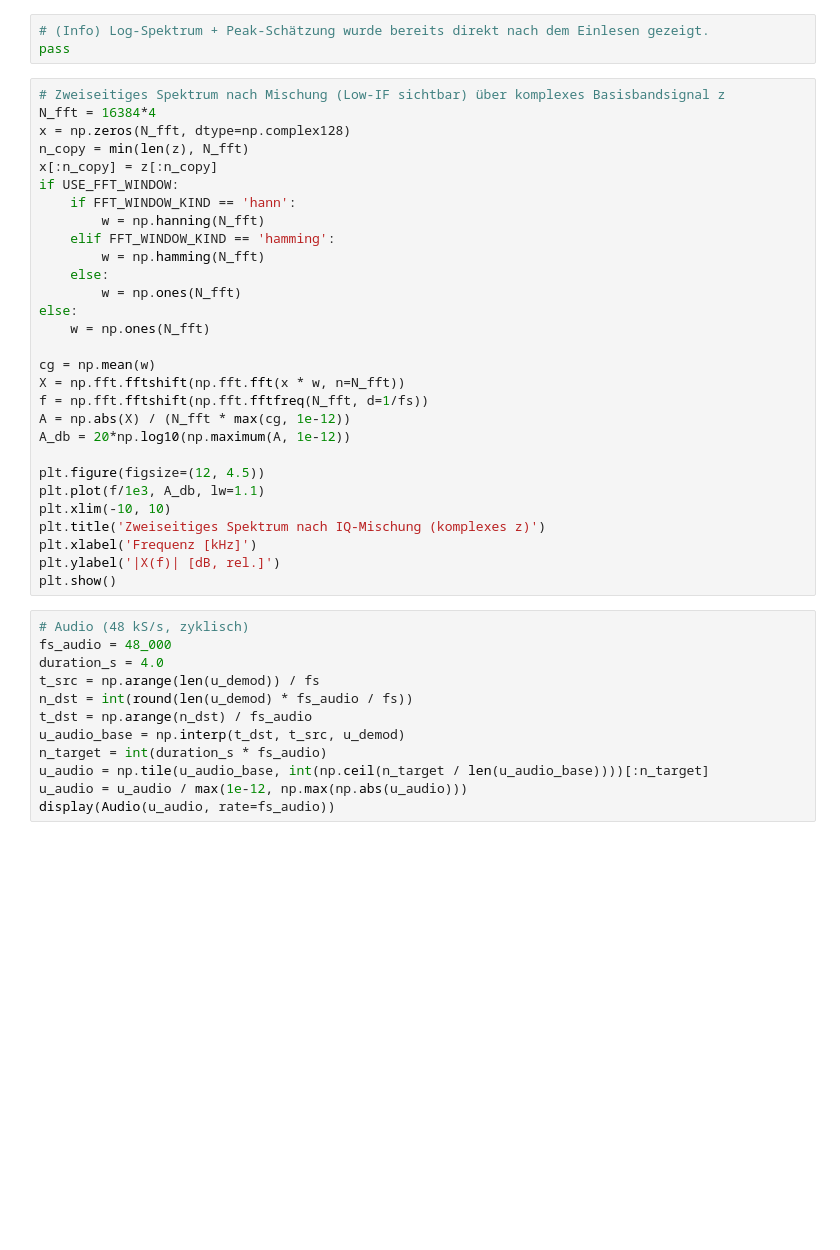
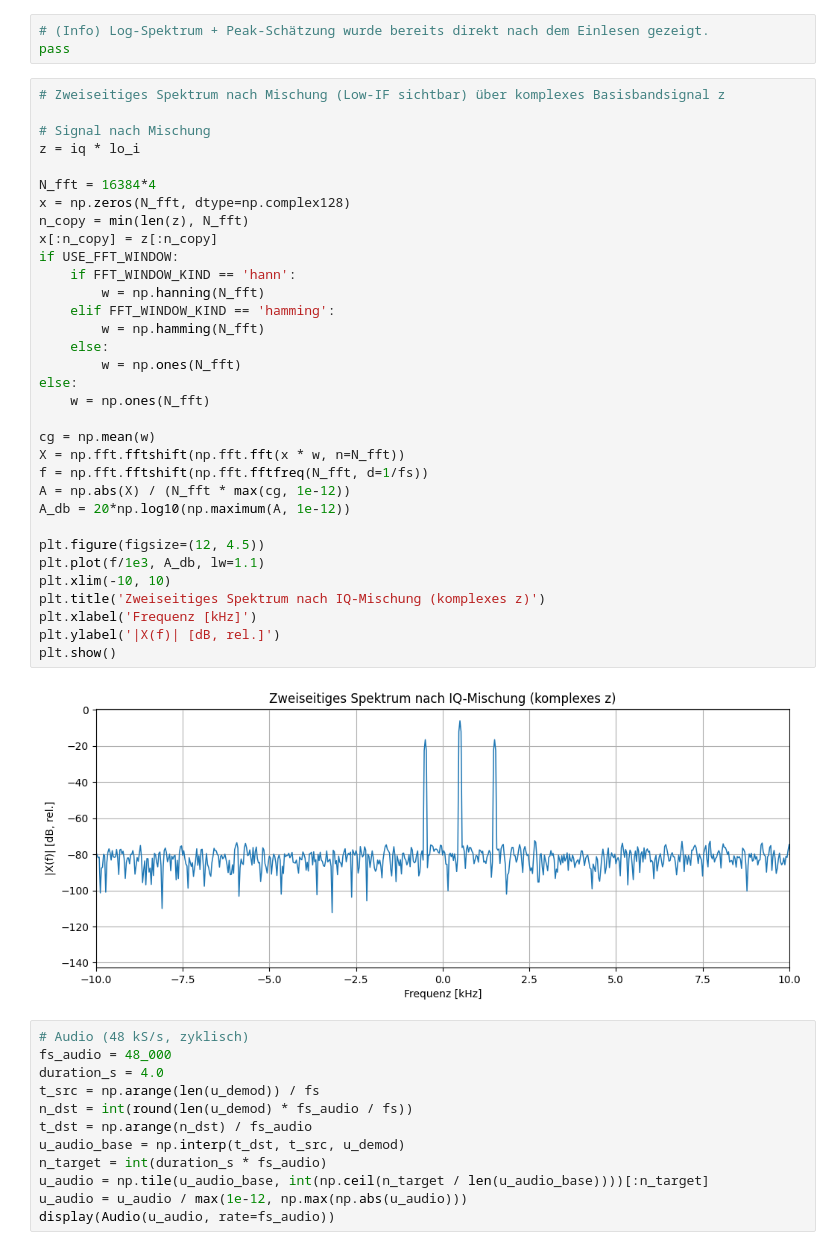
Before and after one commit to FarzanehFN/KT-course, a Jupyter notebook: lab_suite/labs/04_01_LABOR-4/6-AM-SDR-demod-iq.ipynb, the cells around one changed output. Cells and saved outputs as stored; diff of their text form; blank space fills up the shorter version.

```diff
--- a/lab_suite/labs/04_01_LABOR-4/6-AM-SDR-demod-iq.ipynb
+++ b/lab_suite/labs/04_01_LABOR-4/6-AM-SDR-demod-iq.ipynb
@@ -219,33 +227,39 @@ NameError: name 'I' is not defined
 pass
 # %%
 # Zweiseitiges Spektrum nach Mischung (Low-IF sichtbar) über komplexes Basisbandsignal z
+
+# Signal nach Mischung
+z = iq * lo_i
+
 N_fft = 16384*4
 x = np.zeros(N_fft, dtype=np.complex128)
 n_copy = min(len(z), N_fft)
 x[:n_copy] = z[:n_copy]
 if USE_FFT_WINDOW:
     if FFT_WINDOW_KIND == 'hann':
         w = np.hanning(N_fft)
     elif FFT_WINDOW_KIND == 'hamming':
         w = np.hamming(N_fft)
     else:
         w = np.ones(N_fft)
 else:
     w = np.ones(N_fft)
 
 cg = np.mean(w)
 X = np.fft.fftshift(np.fft.fft(x * w, n=N_fft))
 f = np.fft.fftshift(np.fft.fftfreq(N_fft, d=1/fs))
 A = np.abs(X) / (N_fft * max(cg, 1e-12))
 A_db = 20*np.log10(np.maximum(A, 1e-12))
 
 plt.figure(figsize=(12, 4.5))
 plt.plot(f/1e3, A_db, lw=1.1)
 plt.xlim(-10, 10)
 plt.title('Zweiseitiges Spektrum nach IQ-Mischung (komplexes z)')
 plt.xlabel('Frequenz [kHz]')
 plt.ylabel('|X(f)| [dB, rel.]')
 plt.show()
+# %% [output]
+[figure, added]
 # %%
 # Audio (48 kS/s, zyklisch)
 fs_audio = 48_000
```
Also changed, not shown: parts of 4 cells of this notebook, 5 other files.
